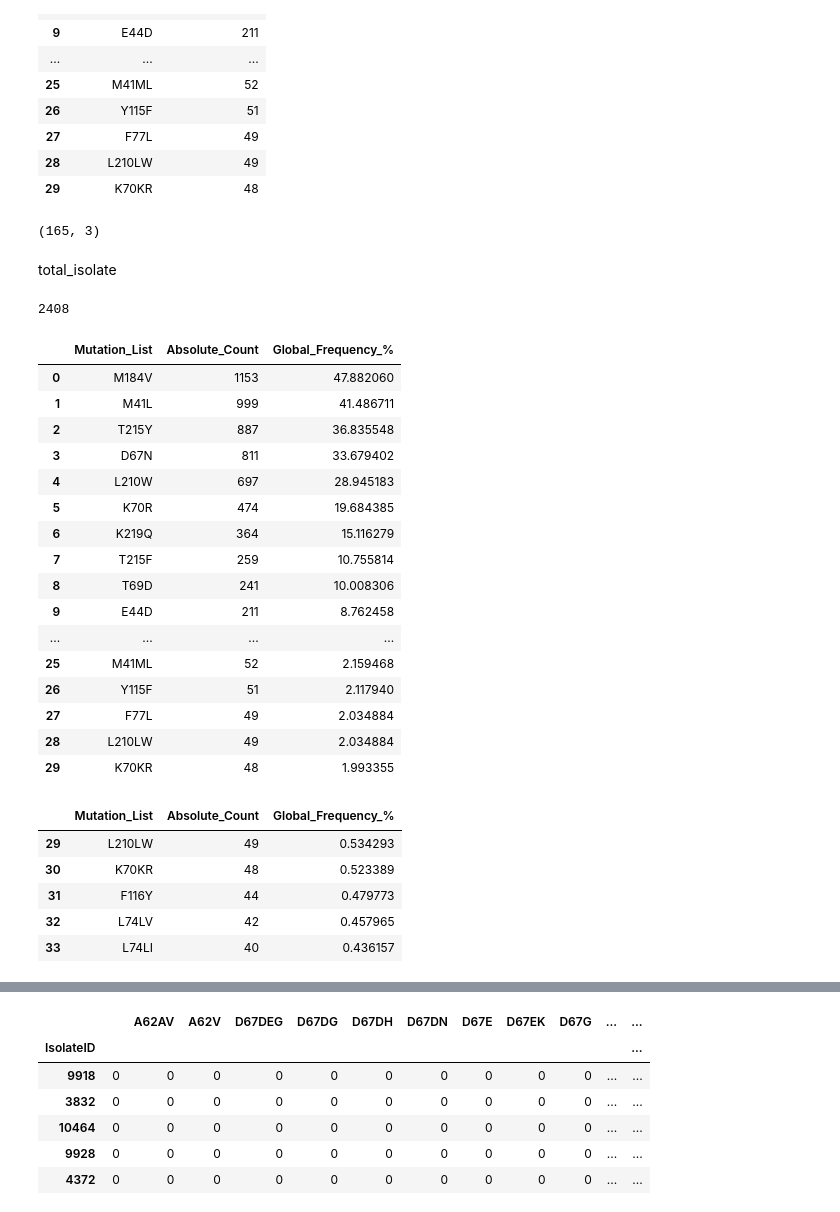
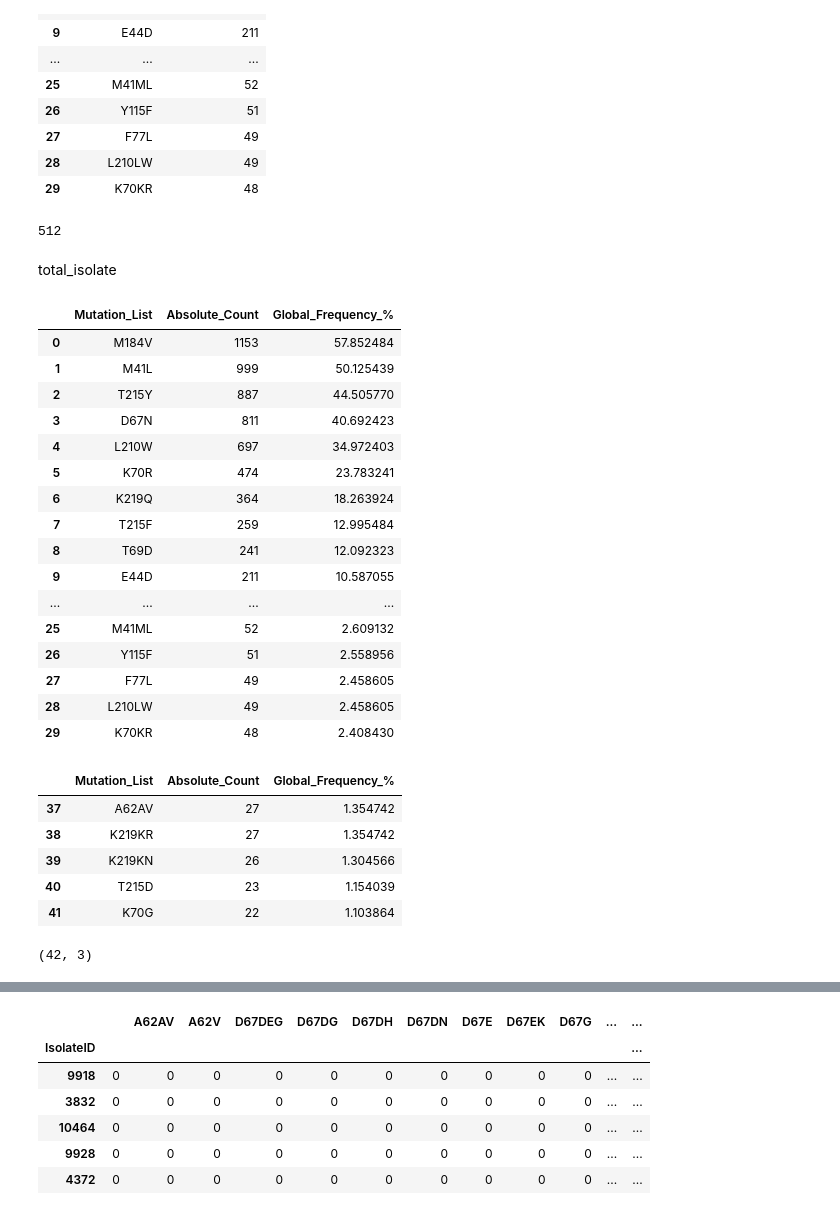
Before and after one commit to NoelOkumu/Eneza-Data-Science-Residential-training-2026, a Jupyter notebook: Day1/mutatio_profile1.ipynb, the cells around one changed output, grey strips where cells are left out. Saved outputs shown, nothing was run; the diff lists cells and outputs as text; code cells hidden in the pictures.

```diff
--- a/Day1/mutatio_profile1.ipynb
+++ b/Day1/mutatio_profile1.ipynb
@@ -302,11 +303,10 @@ df_mut_exploded = df_clean.explode('Mutation_List').dropna(subset=['Mutation_Lis
 df_mut_exploded.head()
 
 #Mutation Frequency Analysis
-total_isolates = df_clean['IsolateName'].nunique()
+total_isolates = df_clean['IsolateID'].nunique()
 global_frequencies = df_mut_exploded['Mutation_List'].value_counts().reset_index()
 global_frequencies = global_frequencies[
-    (global_frequencies['Mutation_List'] != "") &
-    (global_frequencies['Mutation_List'].notna())
+    (global_frequencies['Mutation_List'] != "")
 ]
 global_frequencies.columns = ['Mutation_List', 'Absolute_Count']
 
@@ -332,46 +332,50 @@ global_frequencies. head(n = 30)
 | 29 | K70KR | 48 |
 # %%
 #Check dimensionality
-global_frequencies.shape
+df_clean.columns
+
+#Check empty
+mut_empty = (df_clean["Mutation_List"].str.len() == 0).sum()
+mut_empty
 # %% [output]
-(165, 3)
+512
 # %% [markdown]
 total_isolate
-# %%
-print(total_isolates)
-# %% [output]
-2408
 # %%
 #Calculate proportionality of mutations
-global_frequencies['Global_Frequency_%'] = (global_frequencies['Absolute_Count'] / total_isolates) * 100
+global_frequencies['Global_Frequency_%'] = (global_frequencies['Absolute_Count'] / (total_isolates - mut_empty))* 100
 global_frequencies.head(30)
 # %% [output]
 |  | Mutation_List | Absolute_Count | Global_Frequency_% |
-| 0 | M184V | 1153 | 47.882060 |
-| 1 | M41L | 999 | 41.486711 |
-| 2 | T215Y | 887 | 36.835548 |
-| 3 | D67N | 811 | 33.679402 |
-| 4 | L210W | 697 | 28.945183 |
-| 5 | K70R | 474 | 19.684385 |
-| 6 | K219Q | 364 | 15.116279 |
-| 7 | T215F | 259 | 10.755814 |
-| 8 | T69D | 241 | 10.008306 |
-| 9 | E44D | 211 | 8.762458 |
+| 0 | M184V | 1153 | 57.852484 |
+| 1 | M41L | 999 | 50.125439 |
+| 2 | T215Y | 887 | 44.505770 |
+| 3 | D67N | 811 | 40.692423 |
+| 4 | L210W | 697 | 34.972403 |
+| 5 | K70R | 474 | 23.783241 |
+| 6 | K219Q | 364 | 18.263924 |
+| 7 | T215F | 259 | 12.995484 |
+| 8 | T69D | 241 | 12.092323 |
+| 9 | E44D | 211 | 10.587055 |
 | ... | ... | ... | ... |
-| 25 | M41ML | 52 | 2.159468 |
-| 26 | Y115F | 51 | 2.117940 |
-| 27 | F77L | 49 | 2.034884 |
-| 28 | L210LW | 49 | 2.034884 |
-| 29 | K70KR | 48 | 1.993355 |
+| 25 | M41ML | 52 | 2.609132 |
+| 26 | Y115F | 51 | 2.558956 |
+| 27 | F77L | 49 | 2.458605 |
+| 28 | L210LW | 49 | 2.458605 |
+| 29 | K70KR | 48 | 2.408430 |
 # %%
 # Filter based on mutation frequency (< 0.4)
-retained_mutations = global_frequencies[global_frequencies["Global_Frequency_%"] >= 0.4]
+retained_mutations = global_frequencies[global_frequencies["Global_Frequency_%"] >= 1.0]
 retained_mutations.head()
 retained_mutations.tail()
 # %% [output]
 |  | Mutation_List | Absolute_Count | Global_Frequency_% |
-| 29 | L210LW | 49 | 0.534293 |
-| 30 | K70KR | 48 | 0.523389 |
-| 31 | F116Y | 44 | 0.479773 |
-| 32 | L74LV | 42 | 0.457965 |
-| 33 | L74LI | 40 | 0.436157 |
+| 37 | A62AV | 27 | 1.354742 |
+| 38 | K219KR | 27 | 1.354742 |
+| 39 | K219KN | 26 | 1.304566 |
+| 40 | T215D | 23 | 1.154039 |
+| 41 | K70G | 22 | 1.103864 |
+# %%
+retained_mutations.shape
+# %% [output]
+(42, 3)
```
Also changed, not shown: parts of 26 cells of this notebook, 6 other files.
